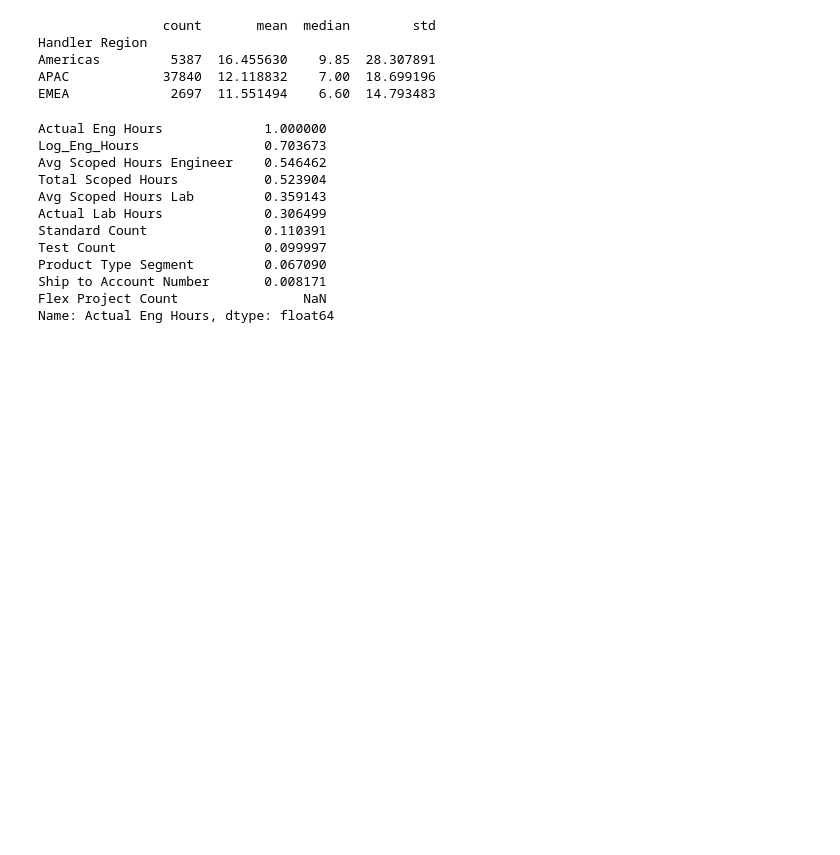
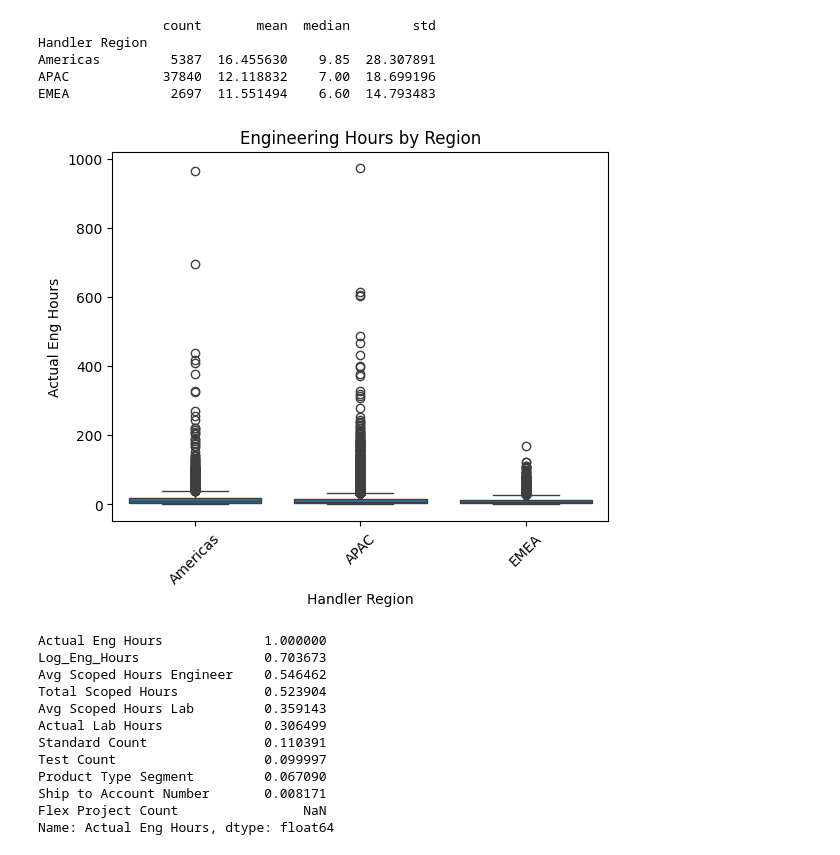
Before and after one commit to CelineAndroun03/CTECH-ML-MAY2026, a Jupyter notebook: scripts/EDA_ENG.ipynb, the cells around one changed output. Drawn from its saved outputs; the diff is of its cells as text; code cells hidden in the pictures; blank space fills up the shorter version.

```diff
--- a/scripts/EDA_ENG.ipynb
+++ b/scripts/EDA_ENG.ipynb
@@ -190,6 +190,18 @@ Handler Region
 Americas         5387  16.455630    9.85  28.307891
 APAC            37840  12.118832    7.00  18.699196
 EMEA             2697  11.551494    6.60  14.793483
+# %%
+sns.boxplot(
+    data=data,
+    x="Handler Region",
+    y="Actual Eng Hours"
+)
+
+plt.xticks(rotation=45)
+plt.title("Engineering Hours by Region")
+plt.show()
+# %% [output]
+[figure, added]
 # %%
 #correlation analysis
 
```
